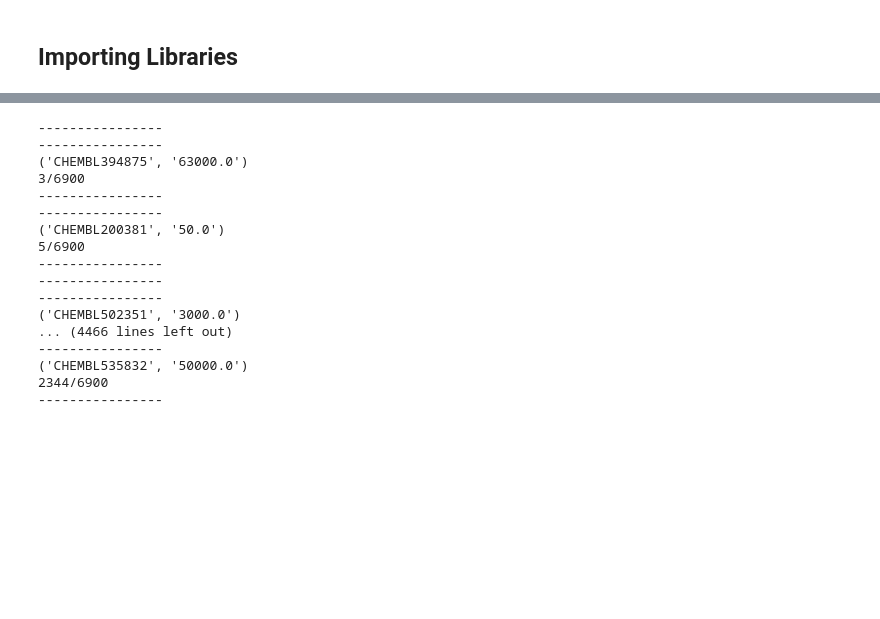
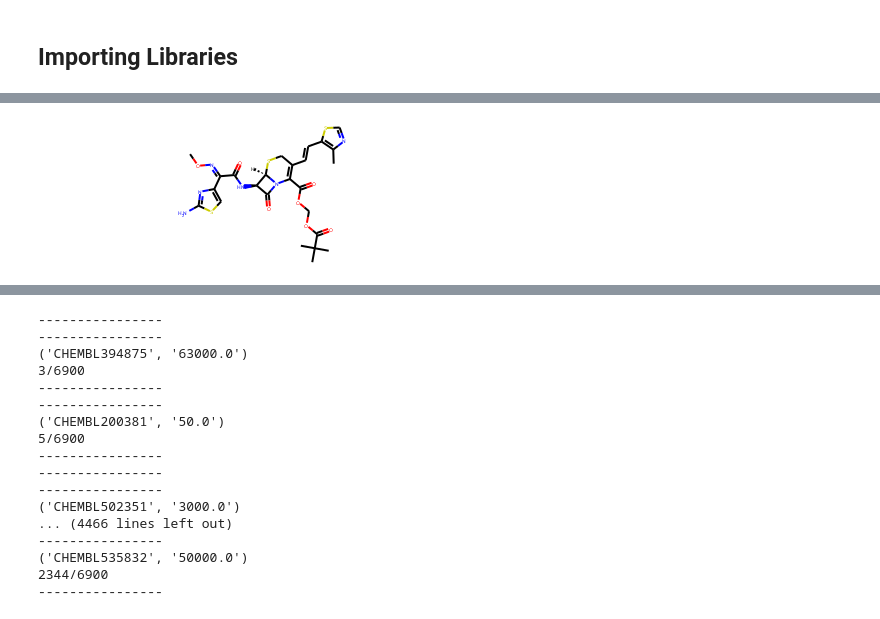
Before and after one commit to AslanDevbrat/Covid-Drug-Discovery, a Jupyter notebook: Project1.ipynb, the cells around one changed output, grey strips where cells are left out. Drawn from its saved outputs; the diff is of its cells as text; code cells hidden in the pictures; blank space fills up the shorter version.

```diff
--- a/Untitled1.ipynb
+++ b/Project1.ipynb
@@ -34,0 +57,5 @@ def get_standard_value(chembl_id, standard_type):
+# %%
+m =Chem.MolFromSmiles(df['Smiles'][2098])
+m
+# %% [output]
+[figure, added]
```
Also changed, not shown: parts of 54 cells of this notebook, 1 other file.
